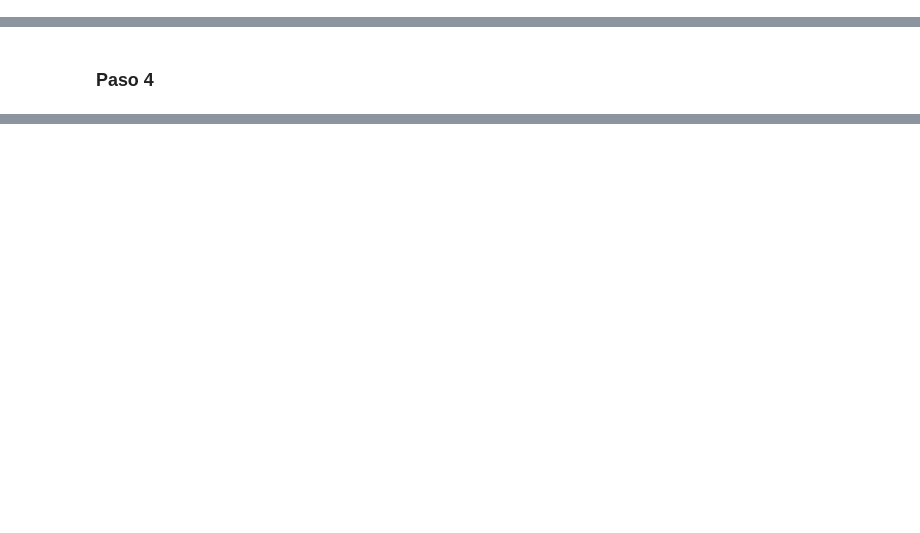
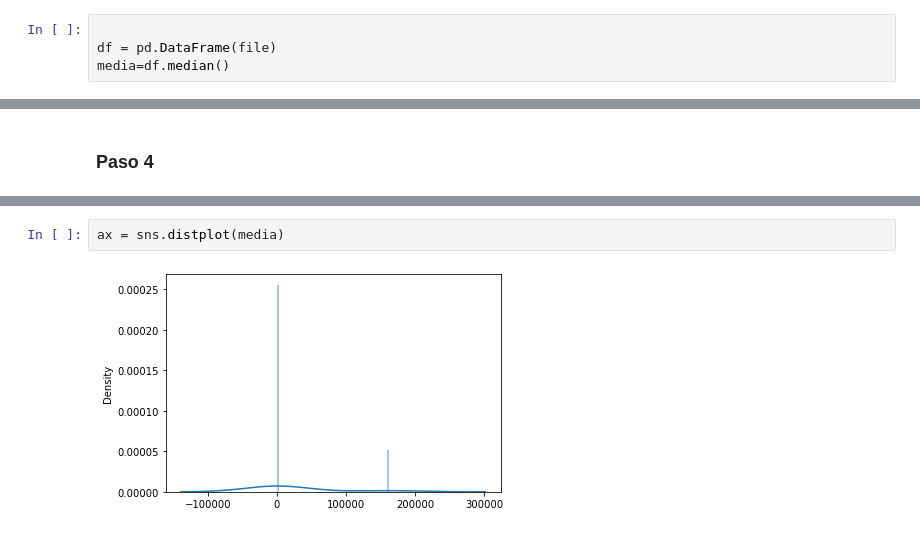
Before and after one commit to Richard23galileo/ProyectoFinal, a Jupyter notebook: Proyecto.ipynb, the cells around one changed output, grey strips where cells are left out. Cells and saved outputs as stored; diff of their text form; blank space fills up the shorter version.

```diff
--- a/Proyecto.ipynb
+++ b/Proyecto.ipynb
@@ -42,0 +37,4 @@ sns.displot(df[1], kde=False)
+# %%
+
+df = pd.DataFrame(file)
+media=df.median()
@@ -47,0 +49,4 @@ sns.displot(df[1], kde=False)
+# %%
+ax = sns.distplot(media)
+# %% [output]
+[figure, added]
```
Also changed, not shown: parts of 20 cells of this notebook.
